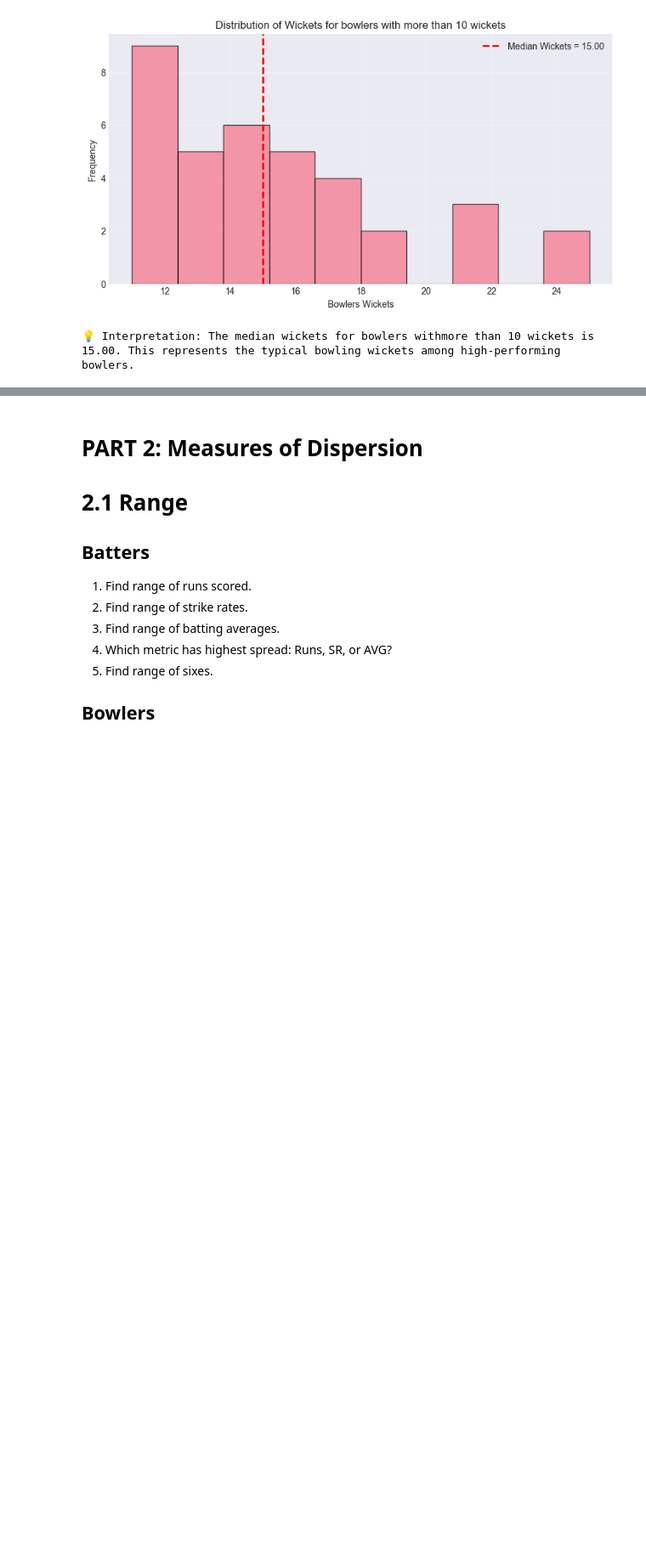
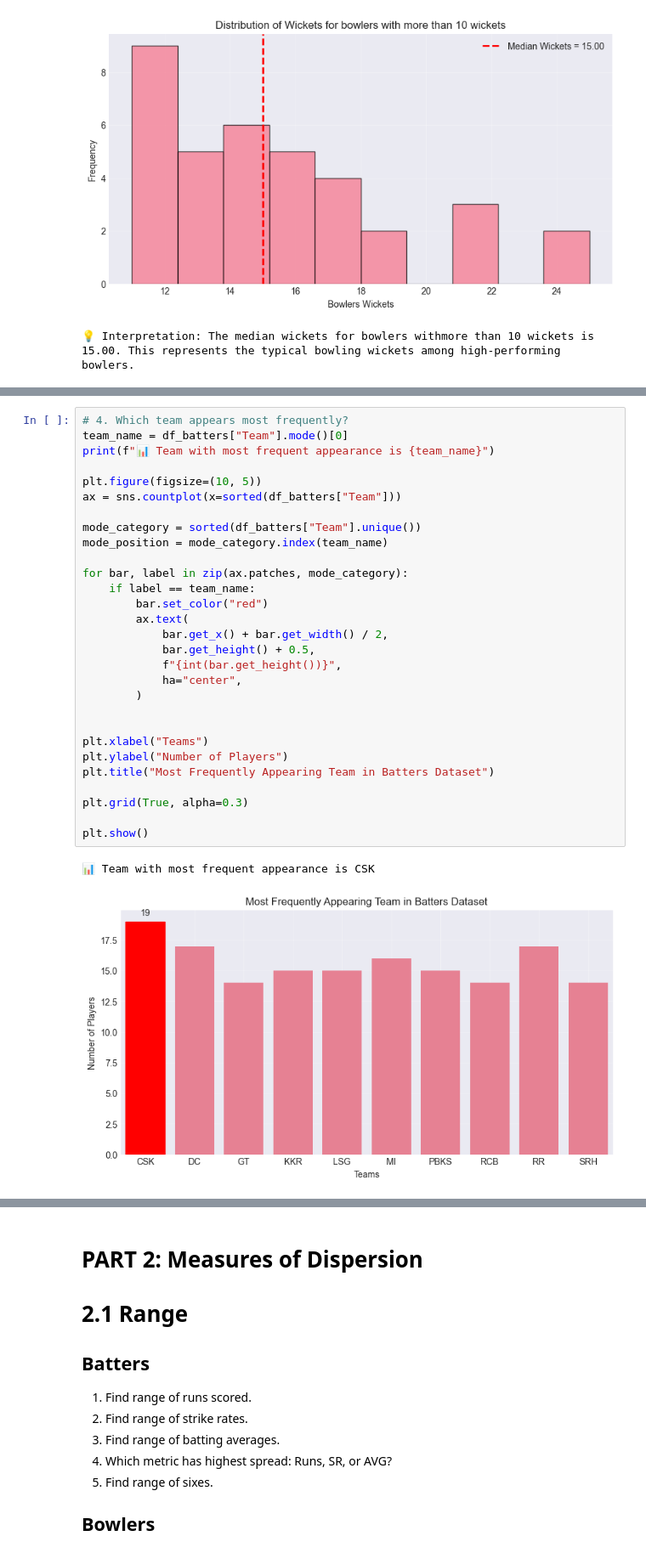
Before and after one commit to shahyash1136/data-analyst-porjects, a Jupyter notebook: IPL_2025_jupyterbook/index.ipynb, the cells around one changed output, grey strips where cells are left out. Shown at 85% size. Cells and saved outputs as stored; diff of their text form; blank space fills up the shorter version.

```diff
--- a/IPL_2025_jupyterbook/index.ipynb
+++ b/IPL_2025_jupyterbook/index.ipynb
@@ -807,0 +1086,32 @@ print(
+# %%
+# 4. Which team appears most frequently?
+team_name = df_batters["Team"].mode()[0]
+print(f"📊 Team with most frequent appearance is {team_name}")
+
+plt.figure(figsize=(10, 5))
+ax = sns.countplot(x=sorted(df_batters["Team"]))
+
+mode_category = sorted(df_batters["Team"].unique())
+mode_position = mode_category.index(team_name)
+
+for bar, label in zip(ax.patches, mode_category):
+    if label == team_name:
+        bar.set_color("red")
+        ax.text(
+            bar.get_x() + bar.get_width() / 2,
+            bar.get_height() + 0.5,
+            f"{int(bar.get_height())}",
+            ha="center",
+        )
+
+
+plt.xlabel("Teams")
+plt.ylabel("Number of Players")
+plt.title("Most Frequently Appearing Team in Batters Dataset")
+
+plt.grid(True, alpha=0.3)
+
+plt.show()
+# %% [output]
+📊 Team with most frequent appearance is CSK
+[figure, added]
```
Also changed, not shown: parts of 31 cells of this notebook.
